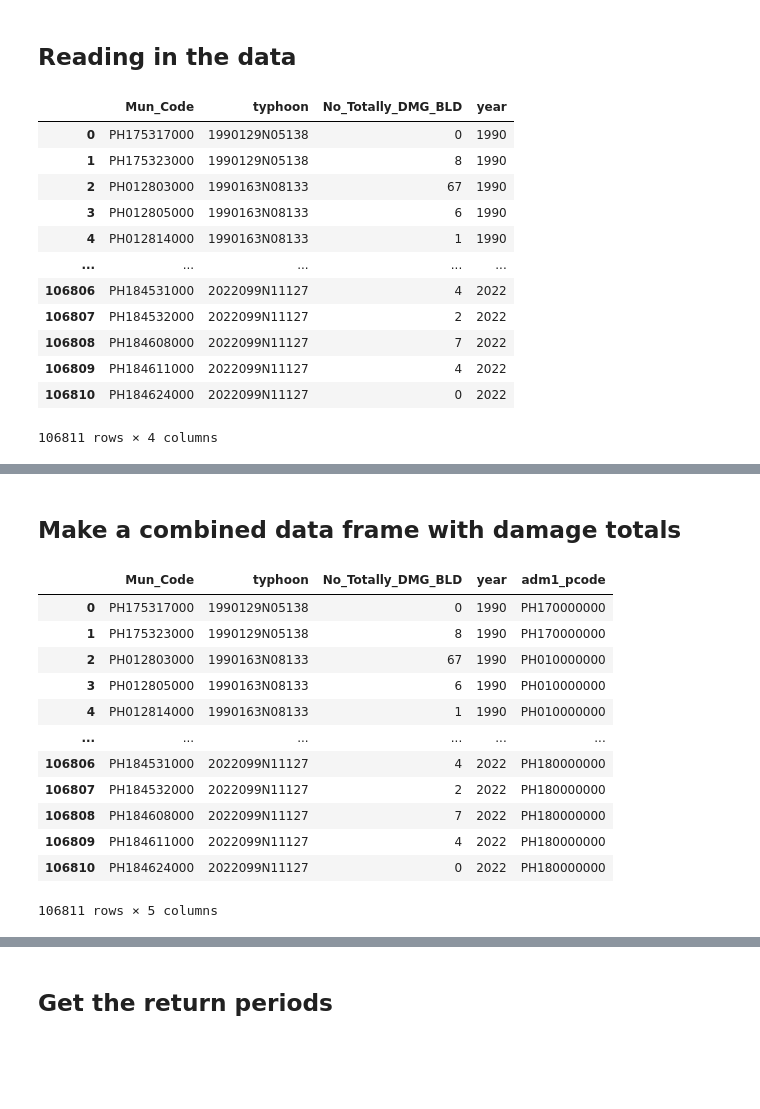
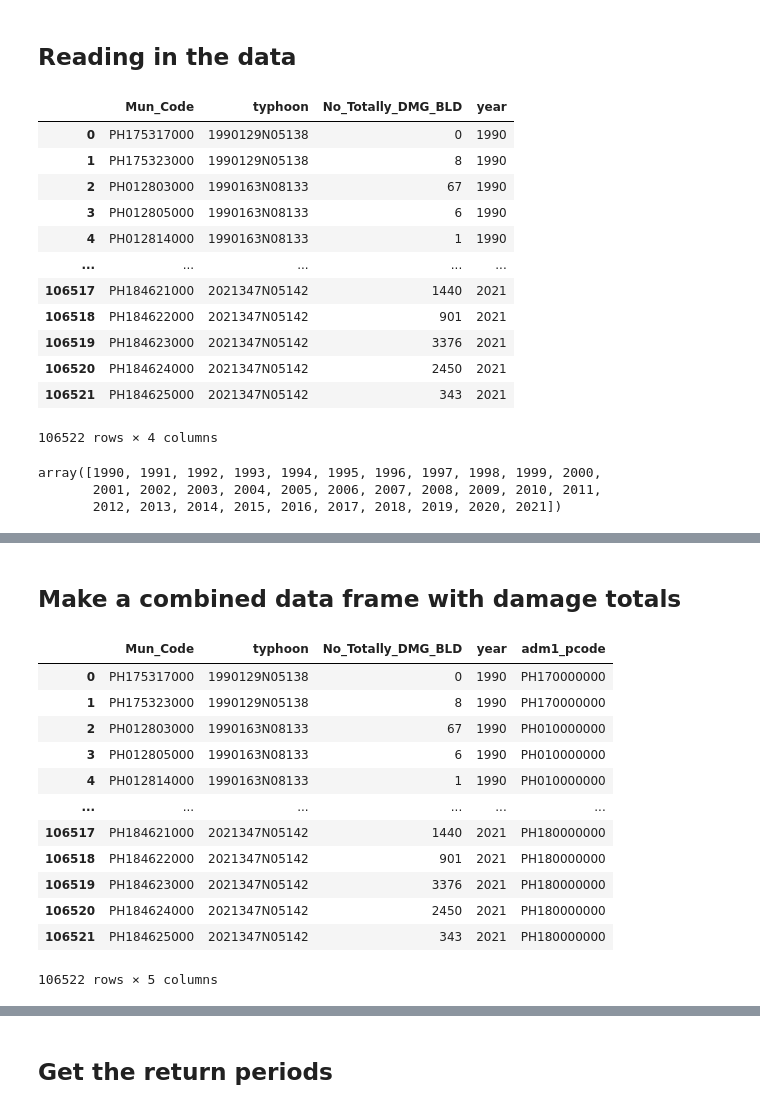
Before and after one commit to rodekruis/Typhoon-Impact-based-forecasting-model, a Jupyter notebook: analysis/trigger_thresholds/trigger_thresholds.ipynb, the cells around one changed output, grey strips where cells are left out. Drawn from its saved outputs; the diff is of its cells as text; code cells hidden in the pictures; blank space fills up the shorter version.

```diff
--- a/analysis/trigger_thresholds/trigger_thresholds.ipynb
+++ b/analysis/trigger_thresholds/trigger_thresholds.ipynb
@@ -15,27 +22,34 @@ from scipy.interpolate import interp1d
 # %%
 # Read in the typhoon info
 filename = "../../IBF-Typhoon-model/data/loos_table_ibtrcs.csv"
 df_typhoon = pd.read_csv(filename, index_col=0)
 df_typhoon["year"] = df_typhoon["typhoon"].apply(lambda x: int(x[:4]))
+# Drop 2022 because it will mess up the RP
+df_typhoon = df_typhoon.loc[df_typhoon["year"] != 2022]
 df_typhoon
 # %% [output]
 |  | Mun_Code | typhoon | No_Totally_DMG_BLD | year |
 | 0 | PH175317000 | 1990129N05138 | 0 | 1990 |
 | 1 | PH175323000 | 1990129N05138 | 8 | 1990 |
 | 2 | PH012803000 | 1990163N08133 | 67 | 1990 |
 | 3 | PH012805000 | 1990163N08133 | 6 | 1990 |
 | 4 | PH012814000 | 1990163N08133 | 1 | 1990 |
 | ... | ... | ... | ... | ... |
-| 106806 | PH184531000 | 2022099N11127 | 4 | 2022 |
-| 106807 | PH184532000 | 2022099N11127 | 2 | 2022 |
-| 106808 | PH184608000 | 2022099N11127 | 7 | 2022 |
-| 106809 | PH184611000 | 2022099N11127 | 4 | 2022 |
-| 106810 | PH184624000 | 2022099N11127 | 0 | 2022 |
+| 106517 | PH184621000 | 2021347N05142 | 1440 | 2021 |
+| 106518 | PH184622000 | 2021347N05142 | 901 | 2021 |
+| 106519 | PH184623000 | 2021347N05142 | 3376 | 2021 |
+| 106520 | PH184624000 | 2021347N05142 | 2450 | 2021 |
+| 106521 | PH184625000 | 2021347N05142 | 343 | 2021 |
-106811 rows × 4 columns
+106522 rows × 4 columns
 # %%
 # Check the number of years is complete
 typhoon_year_list = df_typhoon.year.unique()
 nyears = len(typhoon_year_list)
+typhoon_year_list
+# %% [output]
+array([1990, 1991, 1992, 1993, 1994, 1995, 1996, 1997, 1998, 1999, 2000,
+       2001, 2002, 2003, 2004, 2005, 2006, 2007, 2008, 2009, 2010, 2011,
+       2012, 2013, 2014, 2015, 2016, 2017, 2018, 2019, 2020, 2021])
 # %%
 # Read in the geo info
 filename_geo = "../../IBF-Typhoon-model/data/gis_data/phl_admin3_simpl.geojson"
@@ -72,12 +86,12 @@ df_comb
 | 3 | PH012805000 | 1990163N08133 | 6 | 1990 | PH010000000 |
 | 4 | PH012814000 | 1990163N08133 | 1 | 1990 | PH010000000 |
 | ... | ... | ... | ... | ... | ... |
-| 106806 | PH184531000 | 2022099N11127 | 4 | 2022 | PH180000000 |
-| 106807 | PH184532000 | 2022099N11127 | 2 | 2022 | PH180000000 |
-| 106808 | PH184608000 | 2022099N11127 | 7 | 2022 | PH180000000 |
-| 106809 | PH184611000 | 2022099N11127 | 4 | 2022 | PH180000000 |
-| 106810 | PH184624000 | 2022099N11127 | 0 | 2022 | PH180000000 |
+| 106517 | PH184621000 | 2021347N05142 | 1440 | 2021 | PH180000000 |
+| 106518 | PH184622000 | 2021347N05142 | 901 | 2021 | PH180000000 |
+| 106519 | PH184623000 | 2021347N05142 | 3376 | 2021 | PH180000000 |
+| 106520 | PH184624000 | 2021347N05142 | 2450 | 2021 | PH180000000 |
+| 106521 | PH184625000 | 2021347N05142 | 343 | 2021 | PH180000000 |
-106811 rows × 5 columns
+106522 rows × 5 columns
 # %%
 # Group by admin1 and typhoon, and sum, then take max of each year
 df_max = (df_comb.groupby(['adm1_pcode', 'typhoon'])
```
Also changed, not shown: parts of 6 cells of this notebook.
